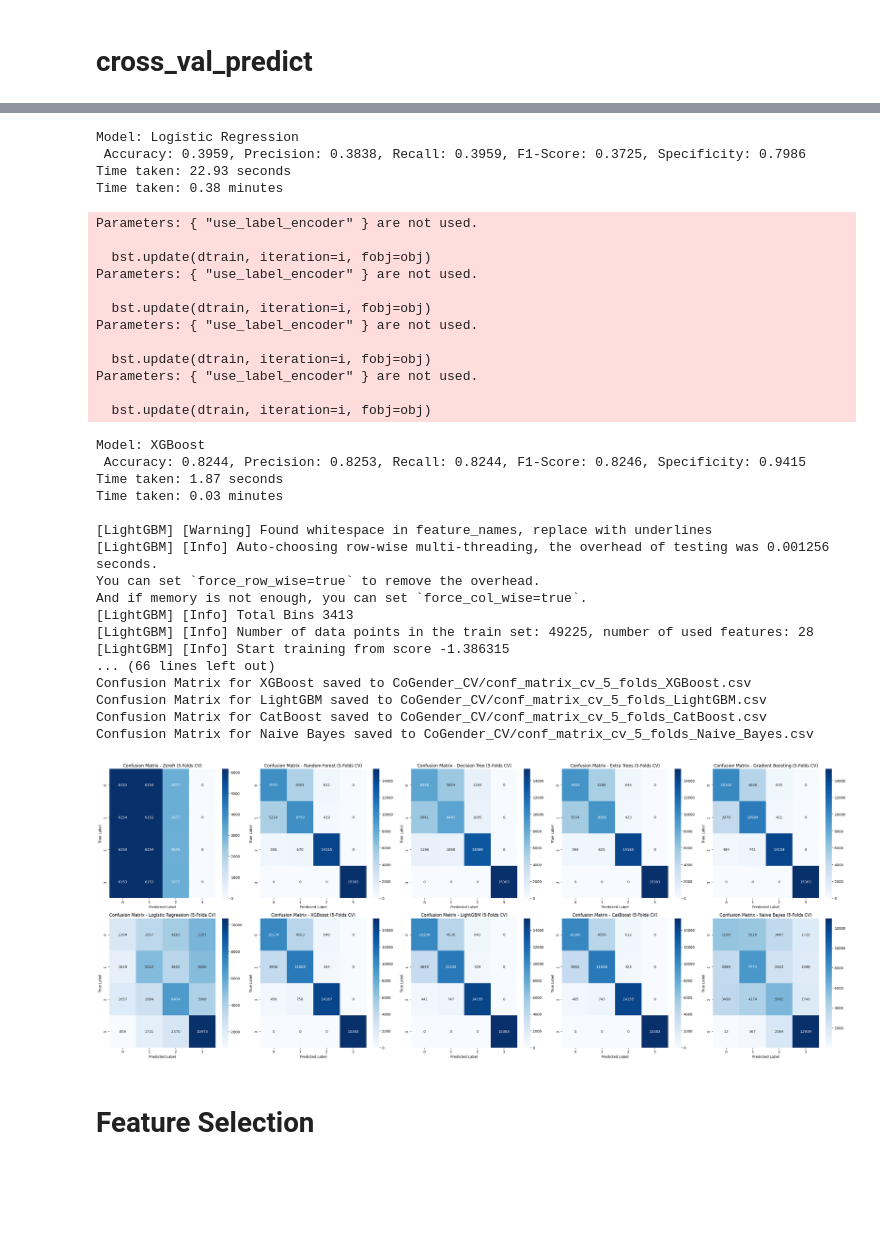
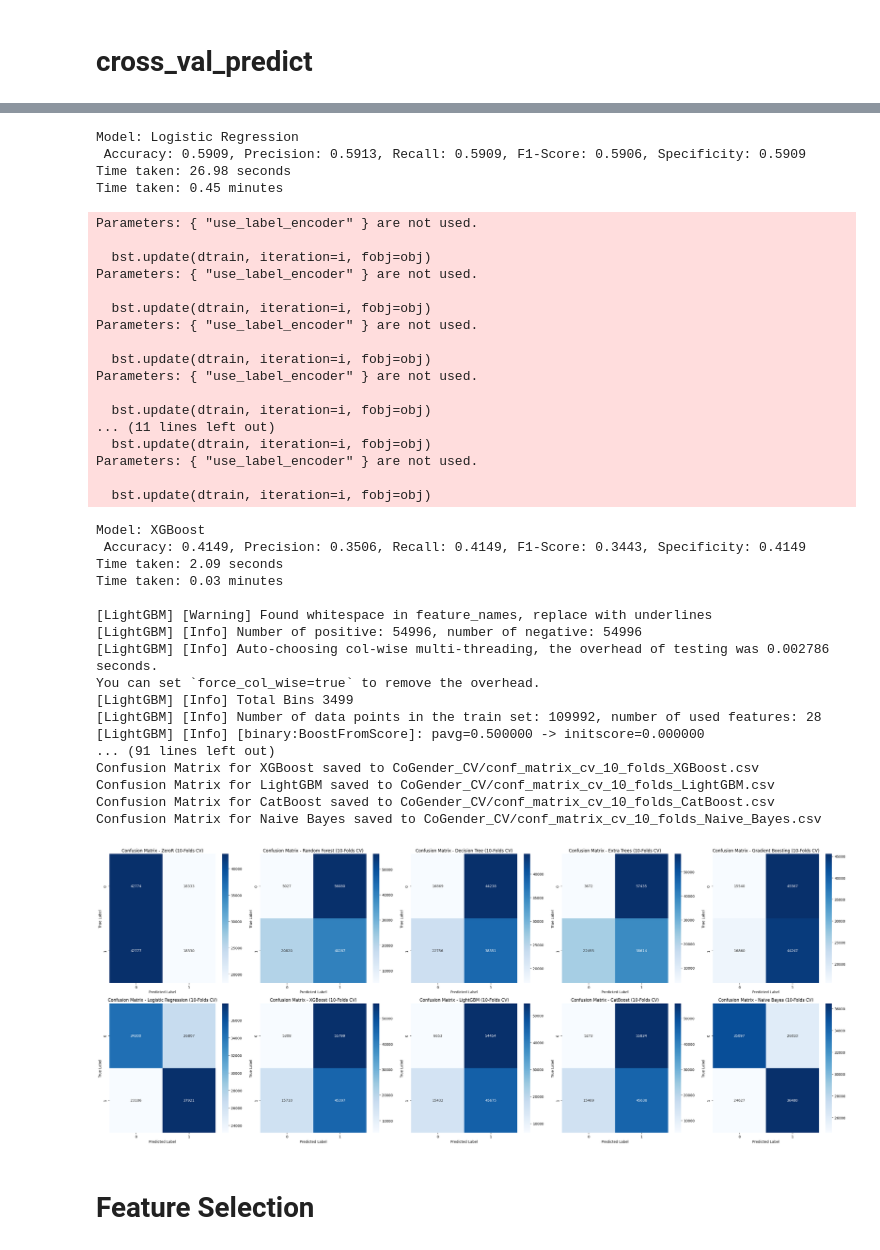
Before and after one commit to MatinMarjani/CIS890, a Jupyter notebook: Classification/CoGender_Classification.ipynb, the cells around one changed output, grey strips where cells are left out. Cells and saved outputs as stored; diff of their text form; code cells hidden in the pictures; blank space fills up the shorter version.

```diff
--- a/Classification/CoGender_Classification.ipynb
+++ b/Classification/CoGender_Classification.ipynb
@@ -31,7 +31,7 @@ from sklearn.preprocessing import KBinsDiscretizer
 df = pd.read_csv('../Data/Cleaned_data_Inflation_Adjusted_.csv')
 print(df['CoGender'].value_counts())
 
-# df = df[df['BoGender'] != 3]
+df = df[~df['CoGender'].isin([4, 3])]
 min_count = df['CoGender'].value_counts().min()
 df = df.groupby('CoGender').sample(n=min_count, random_state=42)
 df = df.reset_index(drop=True)
@@ -197,7 +207,0 @@ Confusion Matrix for Naive Bayes saved to CoGender_SPLITS/conf_matrix_70_30_Naiv
-# %%
-from interpret.glassbox import ExplainableBoostingClassifier
-ebm = ExplainableBoostingClassifier(random_state=42)
-ebm.fit(X_train, y_train)
-from interpret import show
-ebm_global = ebm.explain_global()
-show(ebm_global)
@@ -229,7 +215,7 @@ X = df.drop(columns=["BoGender", "CoGender"])
 y = df["CoGender"]
 
 # folds_list = [5]
-num_folds = 5
+num_folds = 10
 
 models = {
     "ZeroR": DummyClassifier(strategy="most_frequent"),
@@ -253,6 +239,22 @@ def specificity_score(y_true, y_pred):
     fp = np.sum(cm, axis=0) - np.diag(cm)  # False Positives per class
     specificity_per_class = tn / (tn + fp)  # Compute specificity per class
     return np.mean(specificity_per_class)  # Return the average specificity
+
+def cross_val_predict_xgb(model, X, y, cv):
+    le = LabelEncoder()
+    y_encoded = le.fit_transform(y)
+    y_pred_all = np.zeros_like(y_encoded)
+
+    for train_idx, test_idx in cv.split(X, y_encoded):
+        X_train, X_test = X.iloc[train_idx], X.iloc[test_idx]
+        y_train, y_test = y_encoded[train_idx], y_encoded[test_idx]
+
+        model.fit(X_train, y_train)
+        y_pred_fold = model.predict(X_test)
+        y_pred_all[test_idx] = y_pred_fold
+
+    y_pred_final = le.inverse_transform(y_pred_all)
+    return y_pred_final
 
 # for num_folds in folds_list:
 print(f"\nPerforming {num_folds}-fold cross-validation\n")
@@ -303,11 +305,24 @@ fig, axes = plt.subplots(2, 5, figsize=(30, 12))
 axes = axes.ravel()
 
 for i, (name, cm) in enumerate(conf_matrices.items()):
+    cm_norm = cm.astype('float') / cm.sum(axis=1)[:, np.newaxis]
+    cm_norm = np.nan_to_num(cm_norm)
+
     sns.heatmap(cm, annot=True, fmt='d', cmap='Blues', ax=axes[i])
     axes[i].set_title(f'Confusion Matrix - {name} ({num_folds}-Folds CV)')
     axes[i].set_xlabel('Predicted Label')
     axes[i].set_ylabel('True Label')
 
+    plt.figure(figsize=(8, 6))
+    sns.heatmap(cm_norm, annot=True, fmt='.2f', cmap='Blues')
+    plt.title(f'Normalized Confusion Matrix - {name} ({num_folds}-Folds CV)')
+    plt.xlabel('Predicted Label')
+    plt.ylabel('True Label')
+    save_path = os.path.join(cv_results_dir, f"conf_matrix_{name.replace(' ', '_')}.png")
+    plt.tight_layout()
+    plt.savefig(save_path)
+    plt.close()
+
 plt.tight_layout()
 plt.show()
 # %% [output]
@@ -344,41 +359,46 @@ Please also refer to the documentation for alternative solver options:
   n_iter_i = _check_optimize_result(
 Parameters: { "use_label_encoder" } are not used.
 
   bst.update(dtrain, iteration=i, fobj=obj)
 Model: Logistic Regression
- Accuracy: 0.3959, Precision: 0.3838, Recall: 0.3959, F1-Score: 0.3725, Specificity: 0.7986
-Time taken: 22.93 seconds
-Time taken: 0.38 minutes
+ Accuracy: 0.5909, Precision: 0.5913, Recall: 0.5909, F1-Score: 0.5906, Specificity: 0.5909
+Time taken: 26.98 seconds
+Time taken: 0.45 minutes
 Parameters: { "use_label_encoder" } are not used.
 
   bst.update(dtrain, iteration=i, fobj=obj)
 Parameters: { "use_label_encoder" } are not used.
 
   bst.update(dtrain, iteration=i, fobj=obj)
 Parameters: { "use_label_encoder" } are not used.
 
   bst.update(dtrain, iteration=i, fobj=obj)
 Parameters: { "use_label_encoder" } are not used.
 
   bst.update(dtrain, iteration=i, fobj=obj)
+... (11 lines left out)
+  bst.update(dtrain, iteration=i, fobj=obj)
+Parameters: { "use_label_encoder" } are not used.
+
+  bst.update(dtrain, iteration=i, fobj=obj)
 Model: XGBoost
- Accuracy: 0.8244, Precision: 0.8253, Recall: 0.8244, F1-Score: 0.8246, Specificity: 0.9415
-Time taken: 1.87 seconds
+ Accuracy: 0.4149, Precision: 0.3506, Recall: 0.4149, F1-Score: 0.3443, Specificity: 0.4149
+Time taken: 2.09 seconds
 Time taken: 0.03 minutes
 
 [LightGBM] [Warning] Found whitespace in feature_names, replace with underlines
-[LightGBM] [Info] Auto-choosing row-wise multi-threading, the overhead of testing was 0.001256 seconds.
-You can set `force_row_wise=true` to remove the overhead.
-And if memory is not enough, you can set `force_col_wise=true`.
-[LightGBM] [Info] Total Bins 3413
-[LightGBM] [Info] Number of data points in the train set: 49225, number of used features: 28
-[LightGBM] [Info] Start training from score -1.386315
-... (66 lines left out)
-Confusion Matrix for XGBoost saved to CoGender_CV/conf_matrix_cv_5_folds_XGBoost.csv
-Confusion Matrix for LightGBM saved to CoGender_CV/conf_matrix_cv_5_folds_LightGBM.csv
-Confusion Matrix for CatBoost saved to CoGender_CV/conf_matrix_cv_5_folds_CatBoost.csv
-Confusion Matrix for Naive Bayes saved to CoGender_CV/conf_matrix_cv_5_folds_Naive_Bayes.csv
+[LightGBM] [Info] Number of positive: 54996, number of negative: 54996
+[LightGBM] [Info] Auto-choosing col-wise multi-threading, the overhead of testing was 0.002786 seconds.
+You can set `force_col_wise=true` to remove the overhead.
+[LightGBM] [Info] Total Bins 3499
+[LightGBM] [Info] Number of data points in the train set: 109992, number of used features: 28
+[LightGBM] [Info] [binary:BoostFromScore]: pavg=0.500000 -> initscore=0.000000
+... (91 lines left out)
+Confusion Matrix for XGBoost saved to CoGender_CV/conf_matrix_cv_10_folds_XGBoost.csv
+Confusion Matrix for LightGBM saved to CoGender_CV/conf_matrix_cv_10_folds_LightGBM.csv
+Confusion Matrix for CatBoost saved to CoGender_CV/conf_matrix_cv_10_folds_CatBoost.csv
+Confusion Matrix for Naive Bayes saved to CoGender_CV/conf_matrix_cv_10_folds_Naive_Bayes.csv
-[figure, old version]
+[figure, new version]
 # %% [markdown]
 # Feature Selection
 # %%
```
Also changed, not shown: parts of 5 cells of this notebook, 3 other files.
